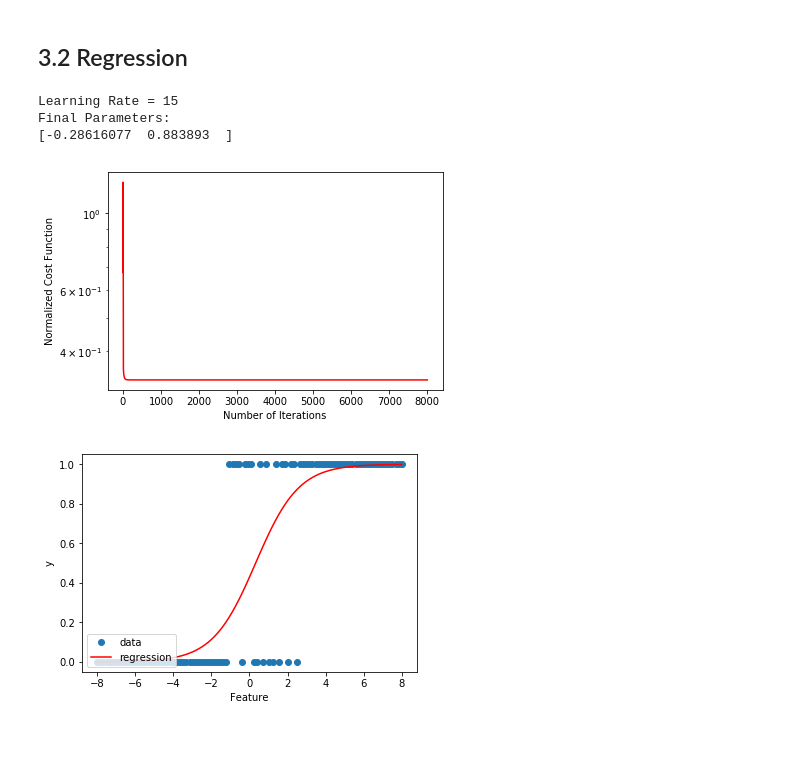
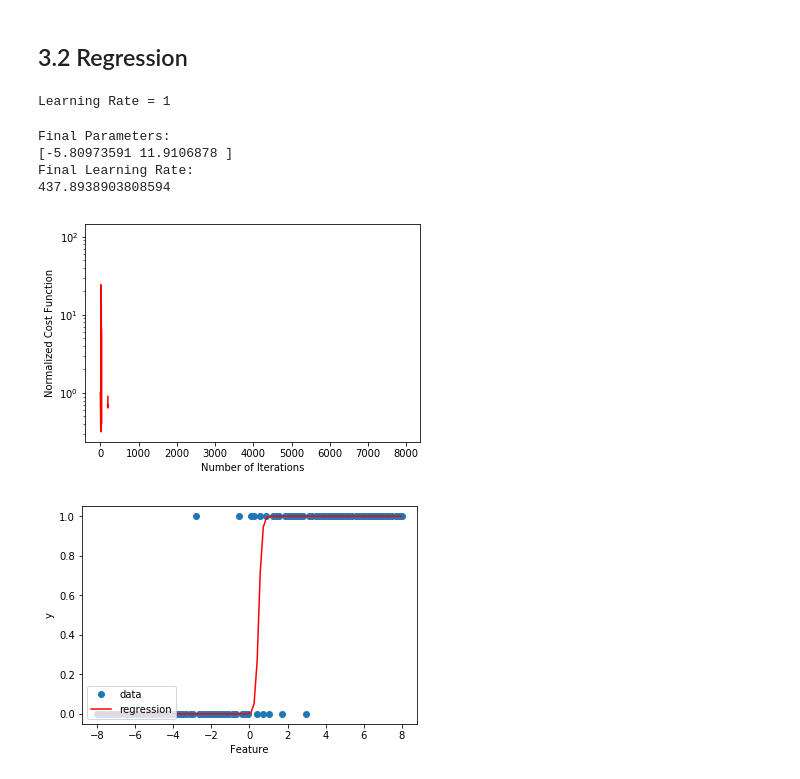
Before and after one commit to ABoghi/MachineLearning, a Jupyter notebook: ML_Notebook.ipynb, the cells around one changed output. Cells and saved outputs as stored; diff of their text form; code cells hidden in the pictures; blank space fills up the shorter version.

Commit message:
Variable Learning Rate.

```diff
--- a/ML_Notebook.ipynb
+++ b/ML_Notebook.ipynb
@@ -50,12 +52,14 @@ x,y = ml.LogisticDataGenerator(theta,x_min,x_max,sigma,n)
 # %%
 n_it = 8000
 theta = np.array([0.01, 0.01])
-alpha = 15
+alpha = 1
 mode = 'logistic'
 h = ml.runGradientDescent(x,y,theta,n_it,alpha,mode)
 # %% [output]
-Learning Rate = 15
-Final Parameters:
-[-0.28616077  0.883893  ]
+Learning Rate = 1
+Final Parameters:
+[-5.80973591 11.9106878 ]
+Final Learning Rate:
+437.8938903808594
-[figure, old version]
+[figure, new version]
-[figure, old version]
+[figure, new version]
```
Also changed, not shown: parts of 1 cell of this notebook, 1 other file.
